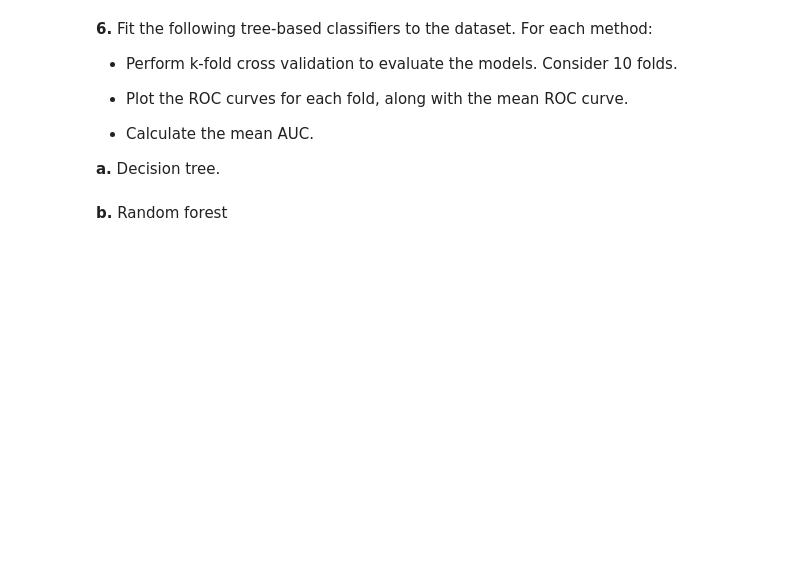
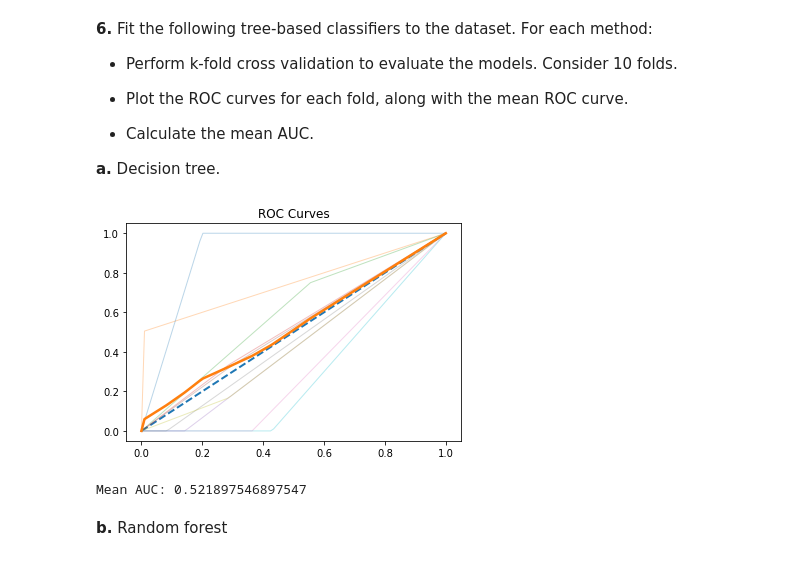
Before and after one commit to VilelaDiogo/AA_Project_G19, a Jupyter notebook: laboratory/L4_Arduino/Assignment2_tofill.ipynb, the cells around one changed output. Drawn from its saved outputs; the diff is of its cells as text; code cells hidden in the pictures; blank space fills up the shorter version.

```diff
--- a/laboratory/L4_Arduino/Assignment2_tofill.ipynb
+++ b/laboratory/L4_Arduino/Assignment2_tofill.ipynb
@@ -293,5 +293,53 @@ predictors = df.drop(columns=['hospital_expire_flag'])
 * Calculate the mean AUC.
 
 **a.** Decision tree.
+# %%
+from sklearn.tree import DecisionTreeClassifier
+from sklearn.model_selection import KFold
+from sklearn.metrics import roc_curve, auc
+import matplotlib.pyplot as plt
+import numpy as np
+
+
+model = DecisionTreeClassifier()
+kfold = KFold(n_splits=10)
+
+
+scores = []
+tprs = []
+aucs = []
+mean_fpr = np.linspace(0, 1, 100)
+
+
+for train, test in kfold.split(predictors, response):
+
+    model.fit(predictors.iloc[train], response.iloc[train])
+    scores.append(model.score(predictors.iloc[test], response.iloc[test]))
+
+
+    fpr, tpr, _ = roc_curve(response.iloc[test], model.predict_proba(predictors.iloc[test])[:,1])
+    tprs.append(np.interp(mean_fpr, fpr, tpr))
+    tprs[-1][0] = 0.0
+    roc_auc = auc(fpr, tpr)
+    aucs.append(roc_auc)
+
+
+
+plt.plot([0, 1], [0, 1], linestyle='--', lw=2)
+for i in range(len(tprs)):
+    plt.plot(mean_fpr, tprs[i], lw=1, alpha=0.3)
+
+
+mean_tpr = np.mean(tprs, axis=0)
+mean_auc = auc(mean_fpr, mean_tpr)
+plt.plot(mean_fpr, mean_tpr, lw=2.5)
+
+plt.title('ROC Curves')
+plt.show()
+
+print("Mean AUC: " + str(np.mean(aucs)))
+# %% [output]
+[figure, added]
+Mean AUC: 0.521897546897547
 # %% [markdown]
 **b.** Random forest
```
Also changed, not shown: parts of 4 cells of this notebook.
